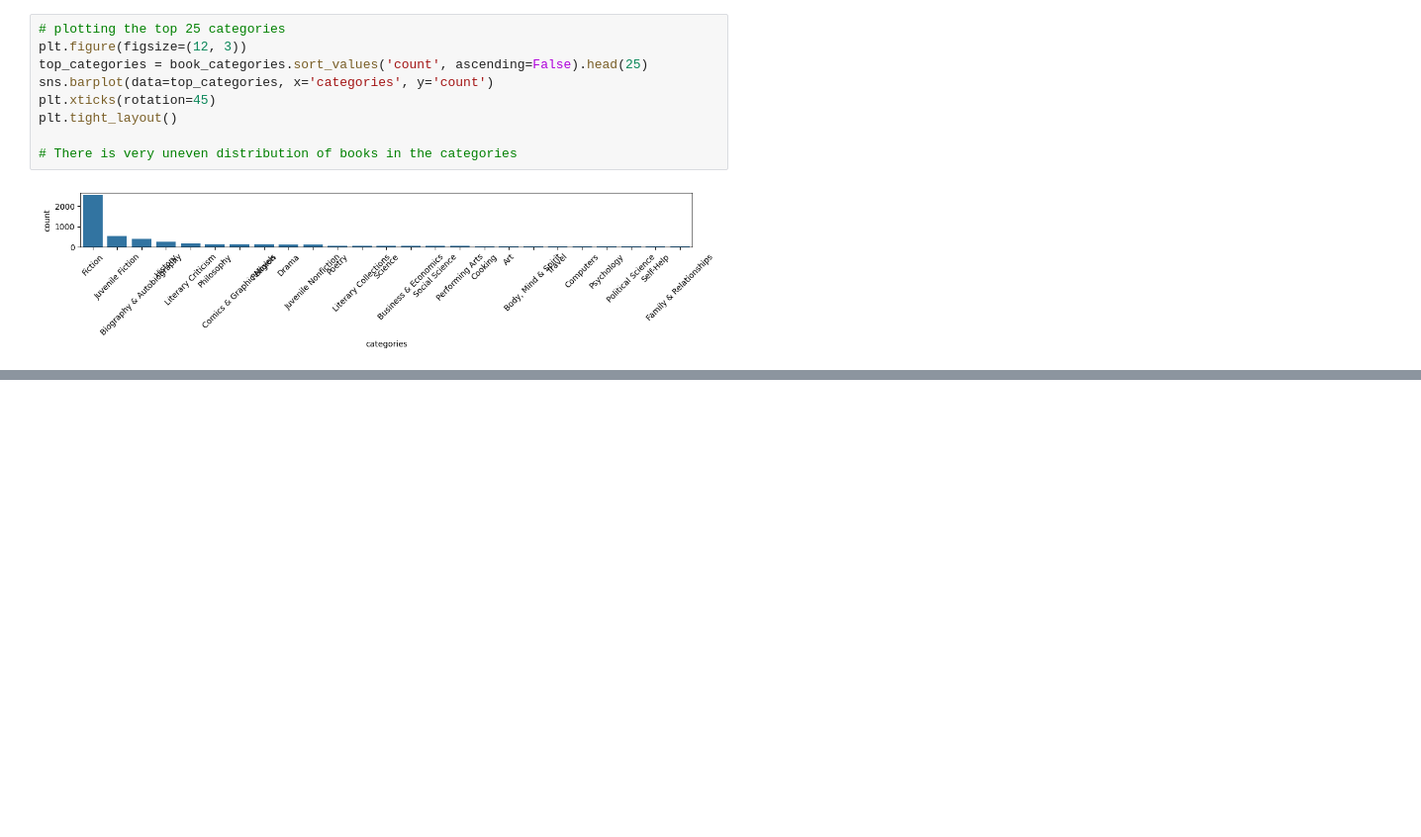
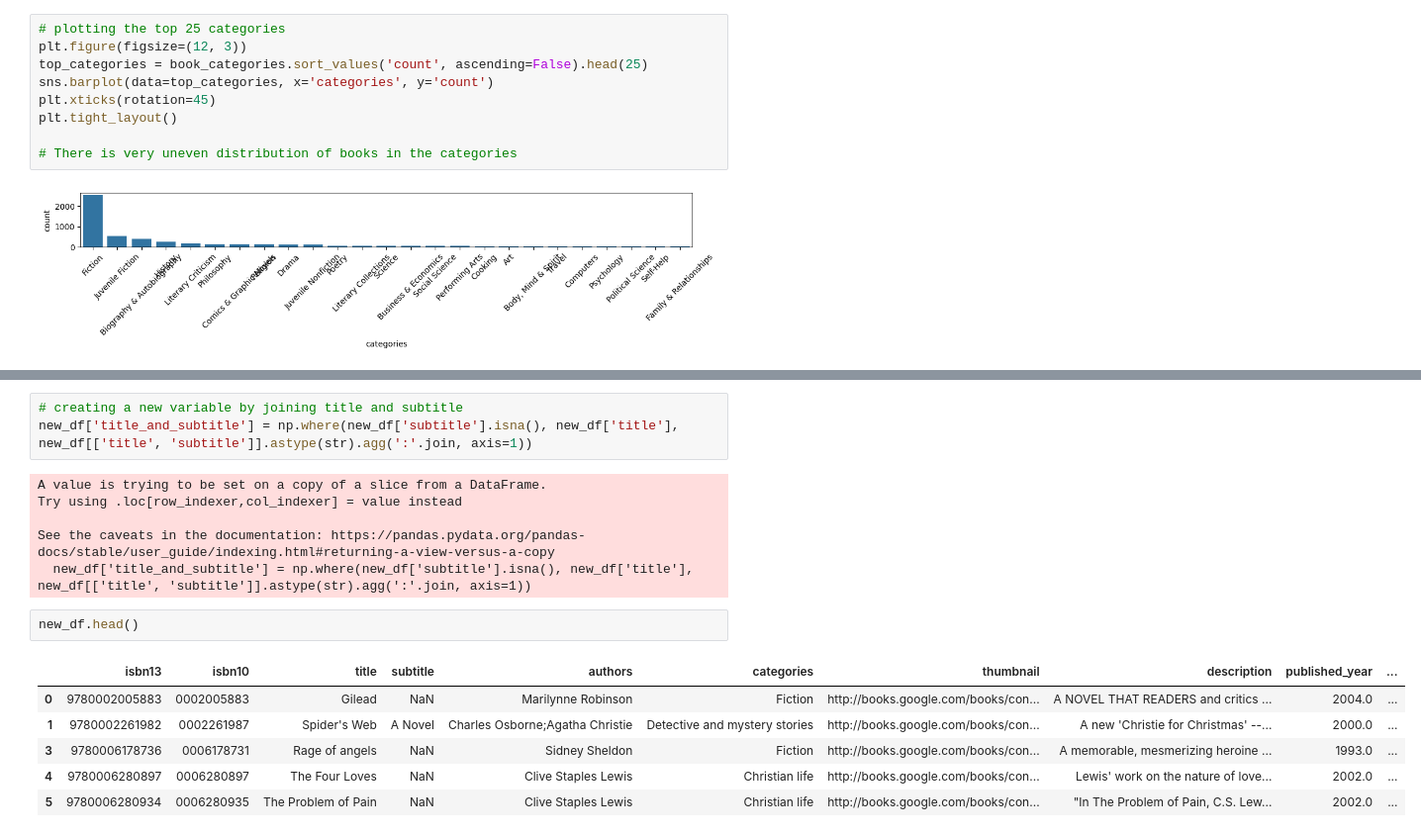
Before and after one commit to YashMasane/Book-Match-Intelligent-AI-Powered-Book-Recommendations, a Jupyter notebook: model.ipynb, the cells around one changed output, grey strips where cells are left out. Shown at 99% size. Cells and saved outputs as stored; diff of their text form; blank space fills up the shorter version.

```diff
--- a/model.ipynb
+++ b/model.ipynb
@@ -145,0 +255,18 @@ plt.tight_layout()
+# %%
+# creating a new variable by joining title and subtitle
+new_df['title_and_subtitle'] = np.where(new_df['subtitle'].isna(), new_df['title'], new_df[['title', 'subtitle']].astype(str).agg(':'.join, axis=1))
+# %% [output]
+A value is trying to be set on a copy of a slice from a DataFrame.
+Try using .loc[row_indexer,col_indexer] = value instead
+
+See the caveats in the documentation: https://pandas.pydata.org/pandas-docs/stable/user_guide/indexing.html#returning-a-view-versus-a-copy
+  new_df['title_and_subtitle'] = np.where(new_df['subtitle'].isna(), new_df['title'], new_df[['title', 'subtitle']].astype(str).agg(':'.join, axis=1))
+# %%
+new_df.head()
+# %% [output]
+|  | isbn13 | isbn10 | title | subtitle | authors | categories | thumbnail | description | published_year | ... |
+| 0 | 9780002005883 | 0002005883 | Gilead | NaN | Marilynne Robinson | Fiction | http://books.google.com/books/con... | A NOVEL THAT READERS and critics ... | 2004.0 | ... |
+| 1 | 9780002261982 | 0002261987 | Spider's Web | A Novel | Charles Osborne;Agatha Christie | Detective and mystery stories | http://books.google.com/books/con... | A new 'Christie for Christmas' --... | 2000.0 | ... |
+| 3 | 9780006178736 | 0006178731 | Rage of angels | NaN | Sidney Sheldon | Fiction | http://books.google.com/books/con... | A memorable, mesmerizing heroine ... | 1993.0 | ... |
+| 4 | 9780006280897 | 0006280897 | The Four Loves | NaN | Clive Staples Lewis | Christian life | http://books.google.com/books/con... | Lewis' work on the nature of love... | 2002.0 | ... |
+| 5 | 9780006280934 | 0006280935 | The Problem of Pain | NaN | Clive Staples Lewis | Christian life | http://books.google.com/books/con... | "In The Problem of Pain, C.S. Lew... | 2002.0 | ... |
```
Also changed, not shown: parts of 12 cells of this notebook.
